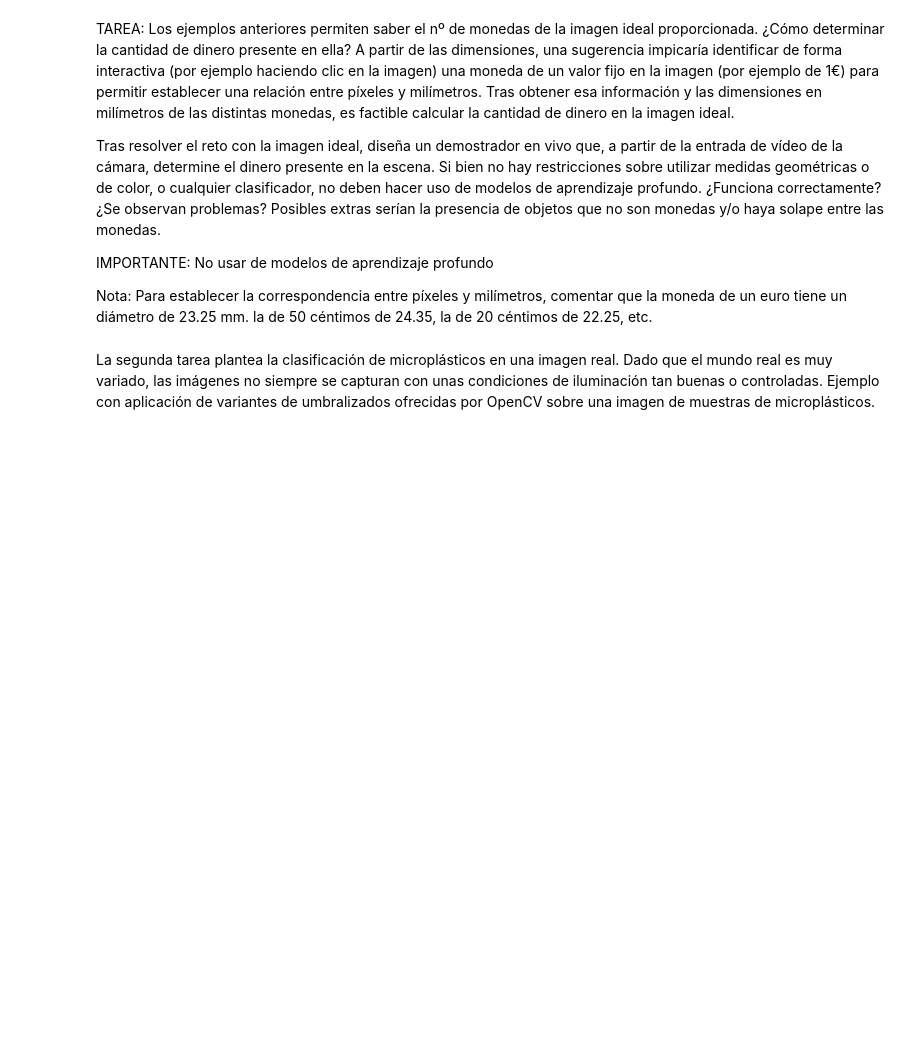
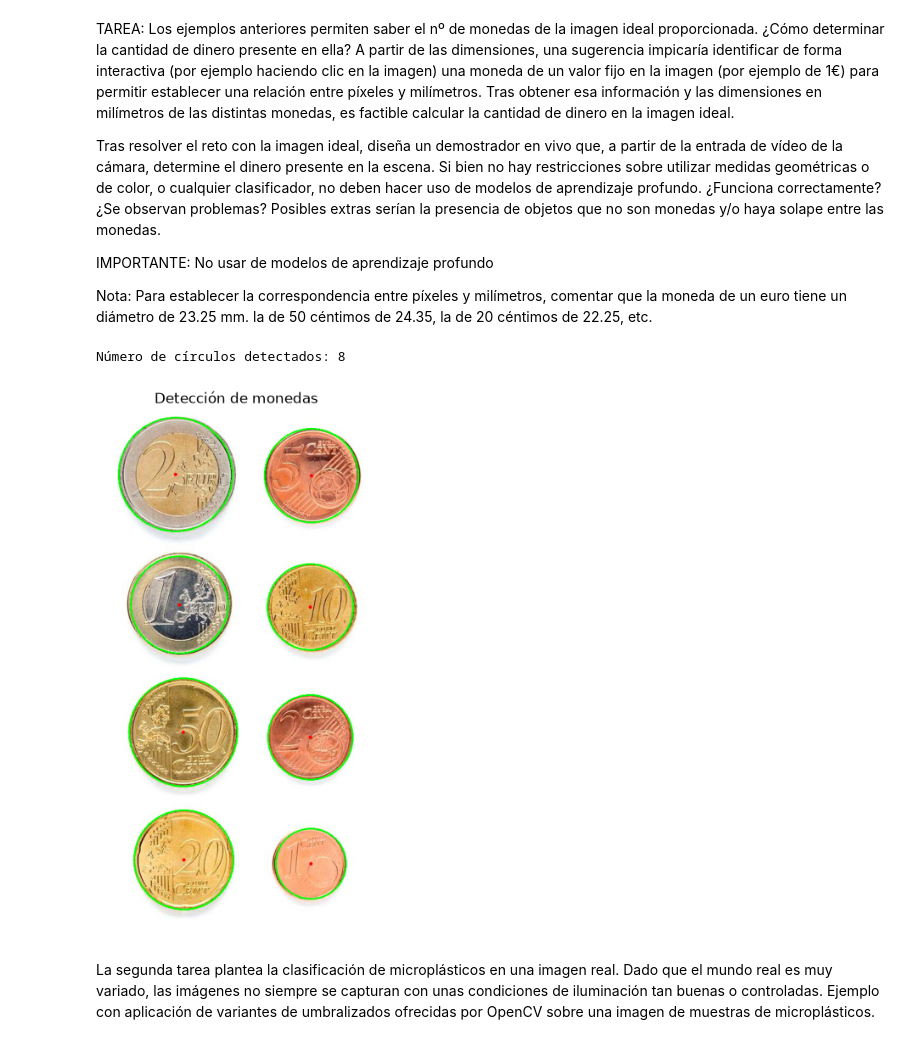
Before and after one commit to eeriick-j/rodatupmoCroPnoisiV, a Jupyter notebook: P3/VC_P3.ipynb, the cells around one changed output. Saved outputs shown, nothing was run; the diff lists cells and outputs as text; code cells hidden in the pictures; blank space fills up the shorter version.

Commit message:
feat: achieved circle detection

```diff
--- a/P3/VC_P3.ipynb
+++ b/P3/VC_P3.ipynb
@@ -277,6 +277,62 @@ Posibles extras serían la presencia de objetos que no son monedas y/o haya sola
 IMPORTANTE: No usar de modelos de aprendizaje profundo
 
 Nota: Para establecer la correspondencia entre píxeles y milímetros, comentar que la moneda de un euro tiene un diámetro de 23.25 mm. la de 50 céntimos de 24.35, la de 20 céntimos de 22.25, etc.
+# %%
+import cv2
+import numpy as np
+import matplotlib.pyplot as plt
+
+# Cargar la imagen original
+img = cv2.imread("Monedas.jpg")
+
+if img is None:
+    raise FileNotFoundError("No se ha encontrado Monedas.jpg")
+
+# Convertir a escala de grises
+gris = cv2.cvtColor(img, cv2.COLOR_BGR2GRAY)
+
+# Reducir el ruido
+gris_suave = cv2.GaussianBlur(gris, (9, 9), 2)
+
+# Detectar círculos
+circulos = cv2.HoughCircles(
+    gris_suave,
+    cv2.HOUGH_GRADIENT,
+    dp=1.2,
+    minDist=70,
+    param1=100,
+    param2=50,
+    minRadius=40,
+    maxRadius=150
+)
+
+# Comprobar los resultados
+if circulos is not None:
+    circulos = np.round(circulos[0]).astype(int)
+    print("Número de círculos detectados:", len(circulos))
+else:
+    print("No se han detectado círculos.")
+
+resultado = img.copy()
+
+if circulos is not None:
+    for x, y, r in circulos:
+        # Dibujar el contorno detectado
+        cv2.circle(resultado, (x, y), r, (0, 255, 0), 2)
+
+        # Marcar el centro
+        cv2.circle(resultado, (x, y), 3, (0, 0, 255), -1)
+
+# Mostrar la imagen
+resultado_rgb = cv2.cvtColor(resultado, cv2.COLOR_BGR2RGB)
+plt.figure(figsize=(12, 8))
+plt.imshow(resultado_rgb)
+plt.title("Detección de monedas")
+plt.axis("off")
+plt.show()
+# %% [output]
+Número de círculos detectados: 8
+[figure, added]
 # %% [markdown]
 La segunda tarea plantea la clasificación de microplásticos en una imagen real. Dado que el mundo real es muy variado, las imágenes no siempre se capturan con unas condiciones de iluminación tan buenas o controladas. Ejemplo con aplicación de variantes de umbralizados ofrecidas por OpenCV sobre una imagen de muestras de microplásticos.
 # %%
```
